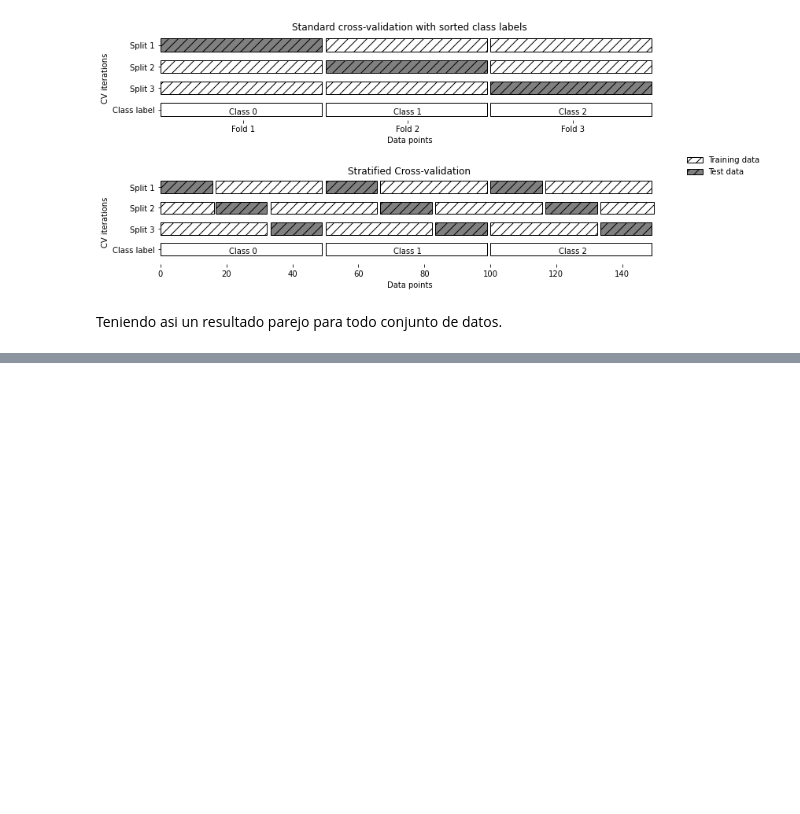
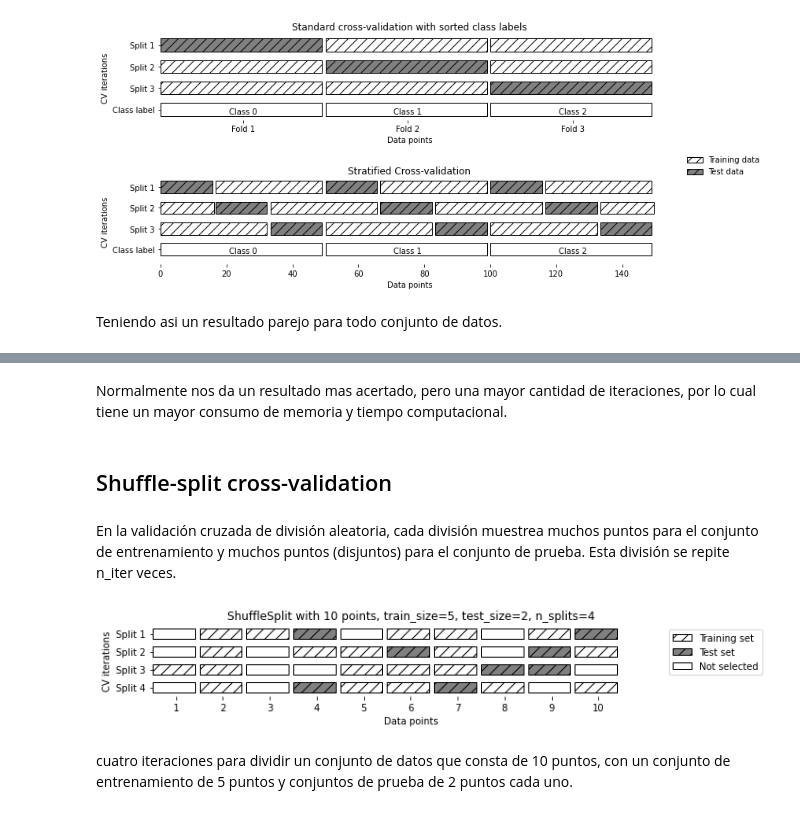
Before and after one commit to CamilaSilva1995/2021_PML_CamilaSilva, a Jupyter notebook: Expo7_PML.ipynb, the cells around one changed output, grey strips where cells are left out. Saved outputs shown, nothing was run; the diff lists cells and outputs as text; code cells hidden in the pictures; blank space fills up the shorter version.

```diff
--- a/Expo7_PML.ipynb
+++ b/Expo7_PML.ipynb
@@ -103,0 +138,12 @@ Teniendo asi un resultado parejo para todo conjunto de datos.
+# %% [markdown]
+Normalmente nos da un resultado mas acertado, pero una mayor cantidad de iteraciones, por lo cual tiene un mayor consumo de memoria y tiempo computacional.
+# %% [markdown]
+## Shuffle-split cross-validation
+# %% [markdown]
+En la validación cruzada de división aleatoria, cada división muestrea muchos puntos para el conjunto de entrenamiento y muchos puntos (disjuntos) para el conjunto de prueba. Esta división se repite n_iter veces.
+# %%
+mglearn.plots.plot_shuffle_split()
+# %% [output]
+[figure, added]
+# %% [markdown]
+cuatro iteraciones para dividir un conjunto de datos que consta de 10 puntos, con un conjunto de entrenamiento de 5 puntos y conjuntos de prueba de 2 puntos cada uno.
```
Also changed, not shown: parts of 23 cells of this notebook.
